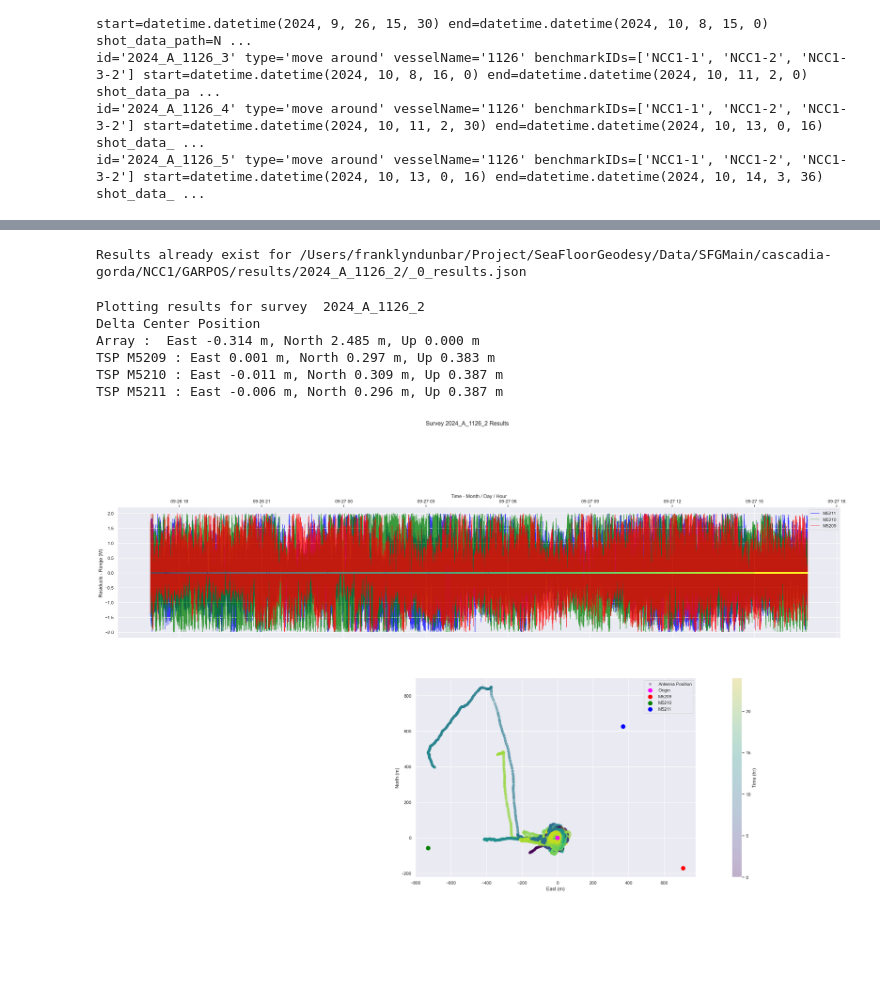
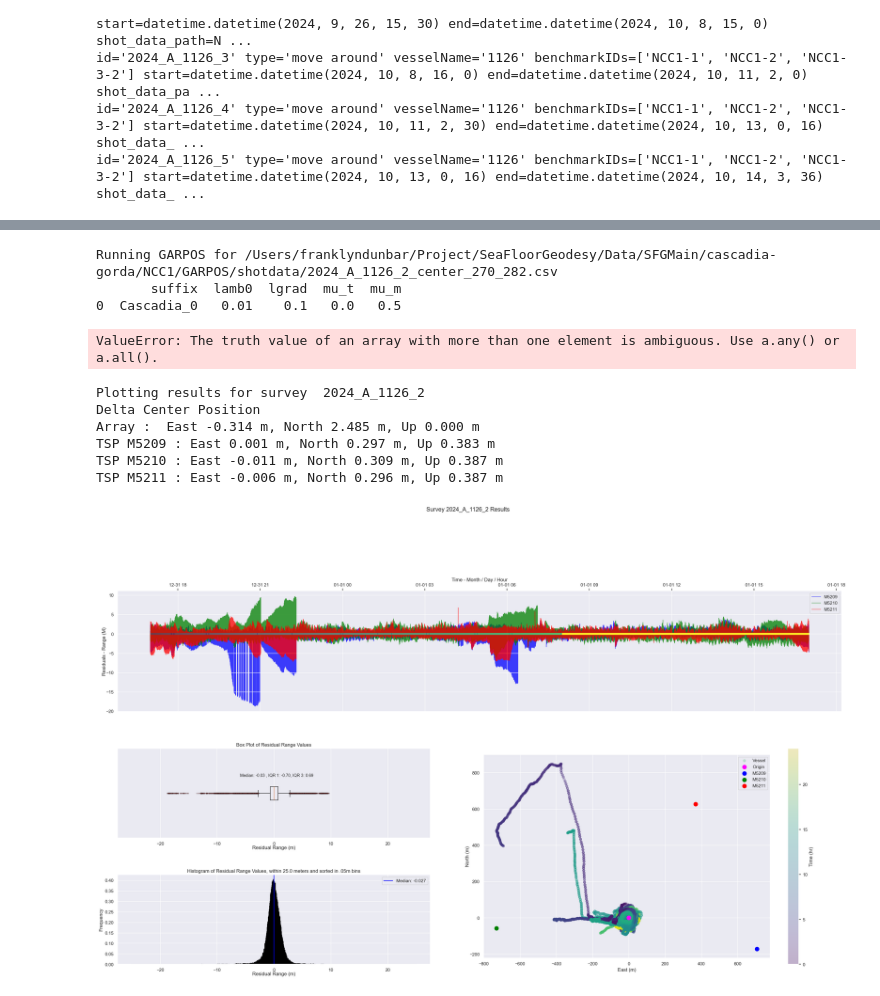
Before and after one commit to EarthScope/es_sfgtools, a Jupyter notebook: dev/ncc1_demo.ipynb, the cells around one changed output, grey strips where cells are left out. Drawn from its saved outputs; the diff is of its cells as text; code cells hidden in the pictures; blank space fills up the shorter version.

```diff
--- a/dev/ncc1_demo.ipynb
+++ b/dev/ncc1_demo.ipynb
@@ -18,7 +18,8 @@ os.environ["PATH"] += os.pathsep + str(pride_path)
 # %%
 main_dir = Path("/Users/franklyndunbar/Project/SeaFloorGeodesy/Data/SFGMain")
 dh = DataHandler(main_dir)
-OVERRIDE=False
+OVERRIDE=True
+RES_FILTER = 25
 network = "cascadia-gorda"
 station = "NCC1"
 survey = "2024_A_1126"
@@ -71,17 +88,20 @@ TSP M5211 : East 0.482 m, North -0.065 m, Up -0.087 m
 # %%
 gp_handler_ncc1.run_garpos(survey_id="2024_A_1126_2", override=OVERRIDE)
 # %% [output]
-Results already exist for /Users/franklyndunbar/Project/SeaFloorGeodesy/Data/SFGMain/cascadia-gorda/NCC1/GARPOS/results/2024_A_1126_2/_0_results.json
+Running GARPOS for /Users/franklyndunbar/Project/SeaFloorGeodesy/Data/SFGMain/cascadia-gorda/NCC1/GARPOS/shotdata/2024_A_1126_2_center_270_282.csv
+       suffix  lamb0  lgrad  mu_t  mu_m
+0  Cascadia_0   0.01    0.1   0.0   0.5
+ValueError: The truth value of an array with more than one element is ambiguous. Use a.any() or a.all().
 # %%
-gp_handler_ncc1.plot_ts_results("2024_A_1126_2")
+gp_handler_ncc1.plot_ts_results("2024_A_1126_2",res_filter=RES_FILTER)
 # %% [output]
 Plotting results for survey  2024_A_1126_2
 Delta Center Position
 Array :  East -0.314 m, North 2.485 m, Up 0.000 m
 TSP M5209 : East 0.001 m, North 0.297 m, Up 0.383 m
 TSP M5210 : East -0.011 m, North 0.309 m, Up 0.387 m
 TSP M5211 : East -0.006 m, North 0.296 m, Up 0.387 m
-[figure, old version]
+[figure, new version]
 # %%
 gp_handler_ncc1.run_garpos(survey_id="2024_A_1126_3",override=OVERRIDE)
 # %% [output]
```
Also changed, not shown: parts of 8 cells of this notebook, 4 other files.
